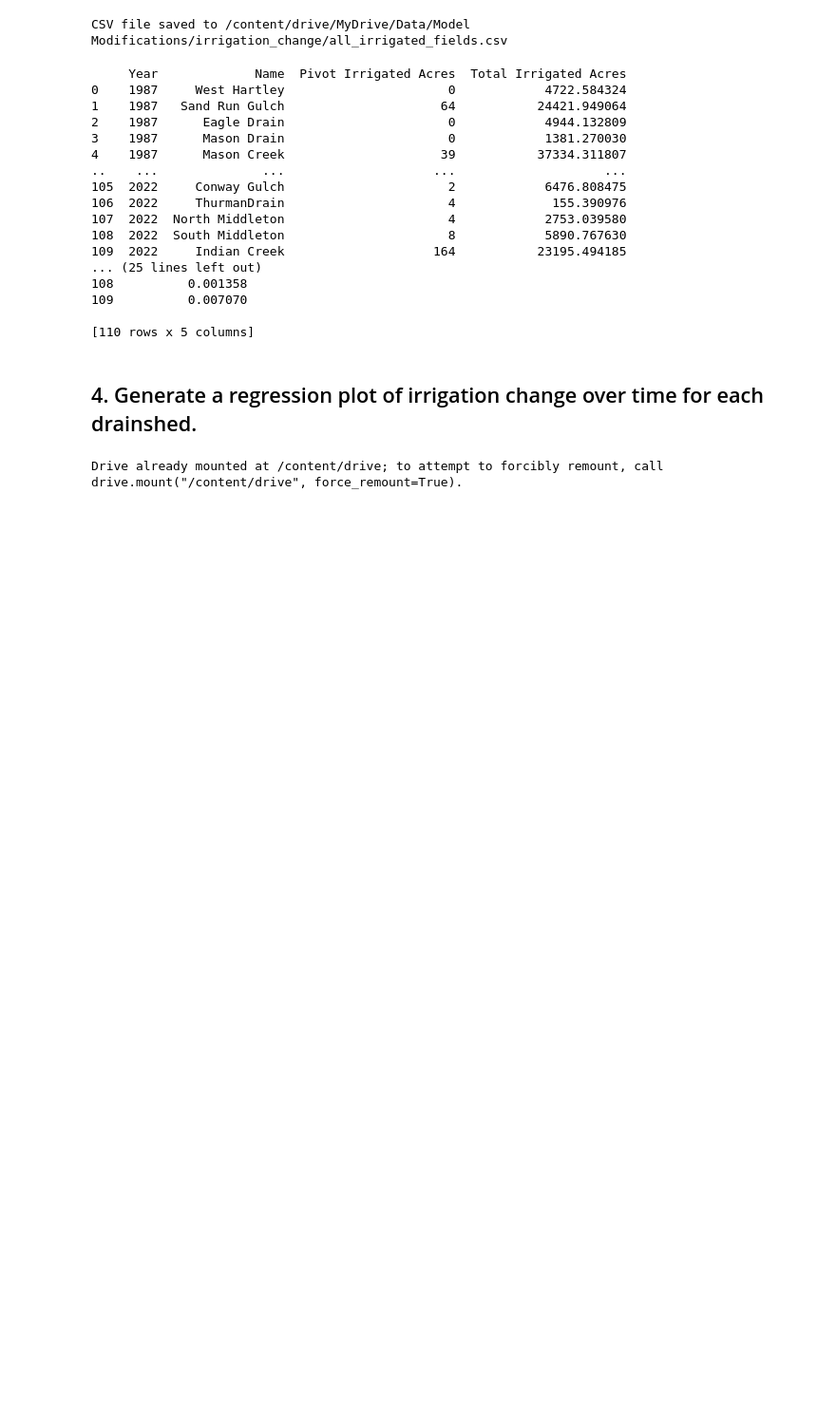
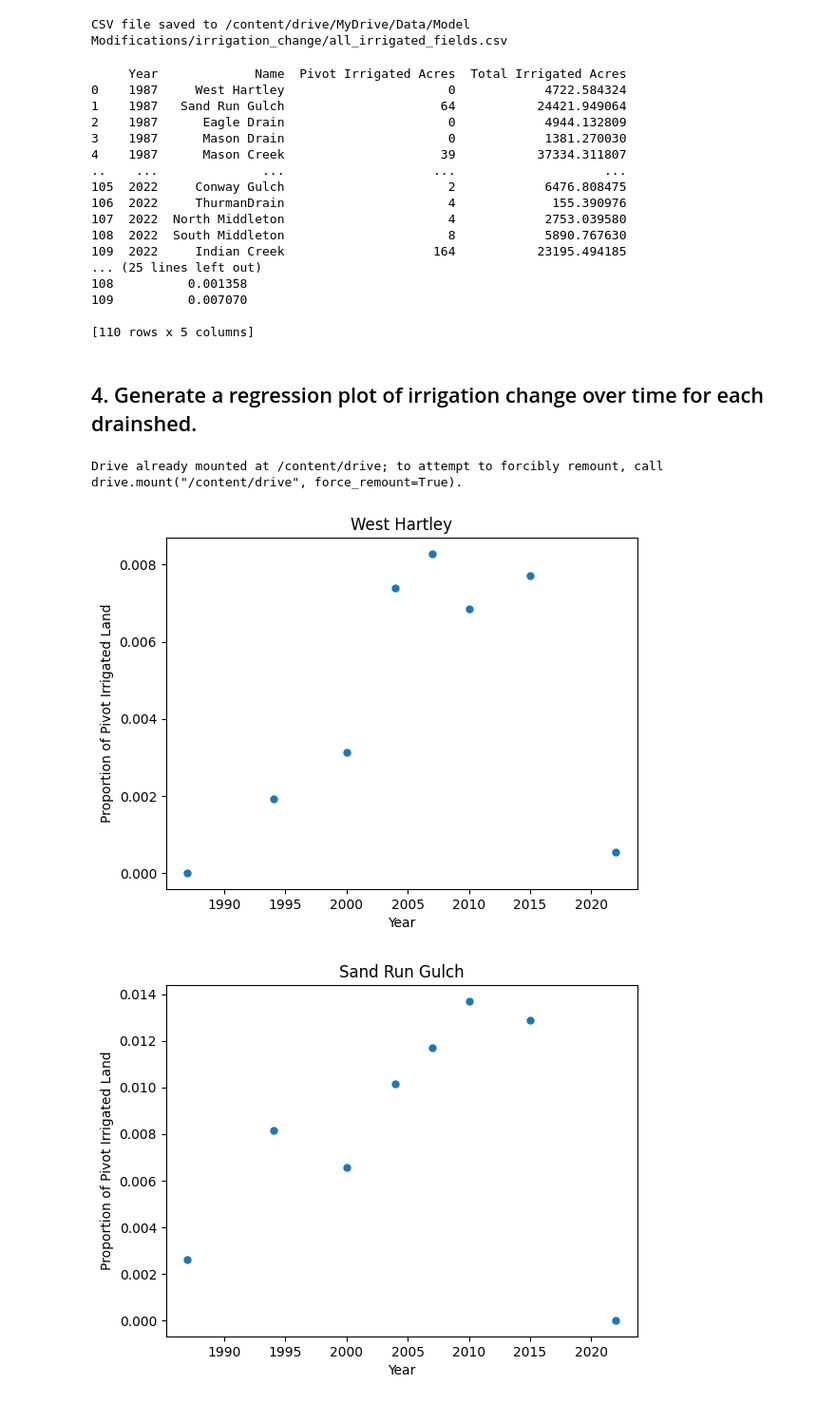
Before and after one commit to carlibeisel/Drains_Lower_Boise_River, a Jupyter notebook: *irrigation_change.ipynb, the cells around one changed output. Shown: that part at 95% size. Drawn from its saved outputs; the diff is of its cells as text; code cells hidden in the pictures; blank space fills up the shorter version.

Commit message:
finalized graphs/data/figures

```diff
--- a/*irrigation_change.ipynb
+++ b/*irrigation_change.ipynb
@@ -312,10 +314,36 @@ drive.mount('/content/drive')
 # %% [output]
 Drive already mounted at /content/drive; to attempt to forcibly remount, call drive.mount("/content/drive", force_remount=True).
 # %%
-# -------------------------------------------------------- #
-#  Calculate Proportion of Pivot / Total Irrigated Area    #
-# -------------------------------------------------------- #
-df = pd.read_csv('/content/drive/MyDrive/Data/Model Modifications/irrigation_change/irrigation_change.csv')
+# ------------------------------------------ #
+#  Read in Dataframe and Define Varaibles    #
+# ------------------------------------------ #
+df = pd.read_csv('/content/drive/MyDrive/Data/Model Modifications/irrigation_change/drainshed_irrigation_change.csv')
 
-df['Proportion_Pivot'] = df['Pivot Acres'] / df['Total Irrigated Acres']
-print(df)
+names = df['Name'].unique()
+year = df['Year']
+
+prop = df['Pivot Proportion']
+# %%
+# -------------------------- #
+#  Plot for each Drainshed   #
+# -------------------------- #
+
+names = df['Name'].unique()
+grouped = df.groupby('Name')
+
+# Iterate over each unique name
+for i in names:
+    temp_df = grouped.get_group(i)
+
+    # Extract the year and proportion for plotting
+    year = temp_df['Year']
+    prop = temp_df['Pivot Proportion']
+
+    plt.plot(year, prop, 'o', markersize=5)
+    plt.title(f"{i}")
+    plt.xlabel('Year')
+    plt.ylabel('Proportion of Pivot Irrigated Land')
+    plt.show()
+# %% [output]
+[figure, added]
+[figure, added]
```
Also changed, not shown: parts of 7 cells of this notebook.
